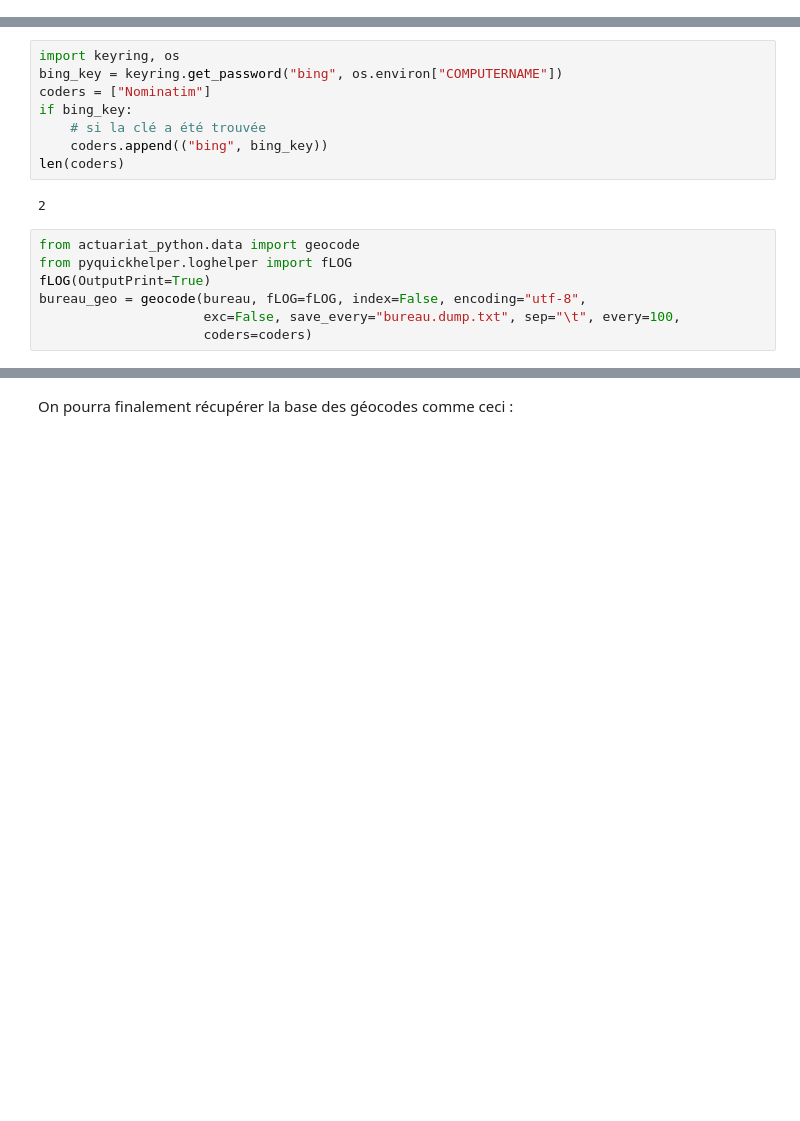
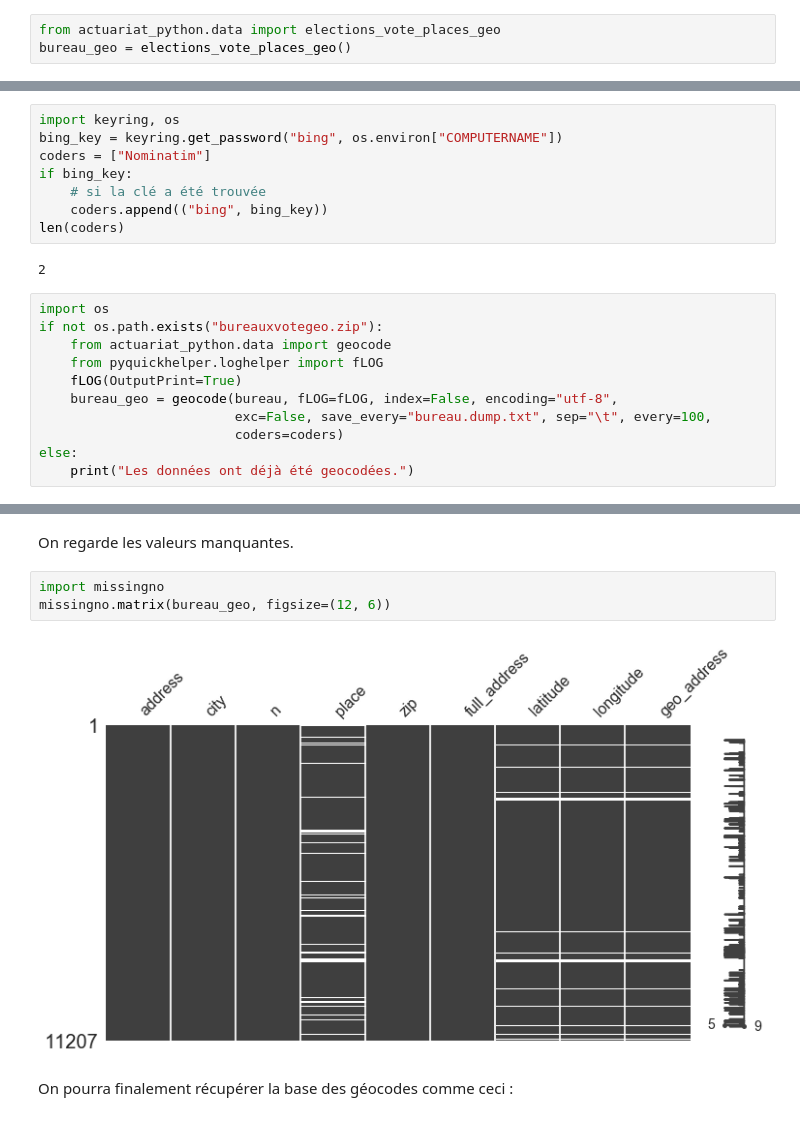
Before and after one commit to sdpython/actuariat_python, a Jupyter notebook: _doc/notebooks/population/election_carte_electorale.ipynb, the cells around one changed output, grey strips where cells are left out. Drawn from its saved outputs; the diff is of its cells as text; blank space fills up the shorter version.

Commit message:
add function to mine vote places locations

```diff
--- a/_doc/notebooks/population/election_carte_electorale.ipynb
+++ b/_doc/notebooks/population/election_carte_electorale.ipynb
@@ -56,0 +64,3 @@ list(geo.sort_values(["department", "code_circonscription"])["kml_shape"])[:1]
+# %%
+from actuariat_python.data import elections_vote_places_geo
+bureau_geo = elections_vote_places_geo()
@@ -92,10 +111,14 @@ len(coders)
 # %% [output]
 2
 # %%
-from actuariat_python.data import geocode
-from pyquickhelper.loghelper import fLOG
-fLOG(OutputPrint=True)
-bureau_geo = geocode(bureau, fLOG=fLOG, index=False, encoding="utf-8",
-                     exc=False, save_every="bureau.dump.txt", sep="\t", every=100,
-                     coders=coders)
+import os
+if not os.path.exists("bureauxvotegeo.zip"):
+    from actuariat_python.data import geocode
+    from pyquickhelper.loghelper import fLOG
+    fLOG(OutputPrint=True)
+    bureau_geo = geocode(bureau, fLOG=fLOG, index=False, encoding="utf-8",
+                         exc=False, save_every="bureau.dump.txt", sep="\t", every=100,
+                         coders=coders)
+else:
+    print("Les données ont déjà été geocodées.")
 # %% [output]
@@ -112,3 +126,10 @@ bureau_geo = geocode(bureau, fLOG=fLOG, index=False, encoding="utf-8",
+# %% [markdown]
+On regarde les valeurs manquantes.
+# %%
+import missingno
+missingno.matrix(bureau_geo, figsize=(12, 6))
+# %% [output]
+[figure, added]
 # %% [markdown]
 On pourra finalement récupérer la base des géocodes comme ceci :
 # %%
```
Also changed, not shown: parts of 6 cells of this notebook, 9 other files.
